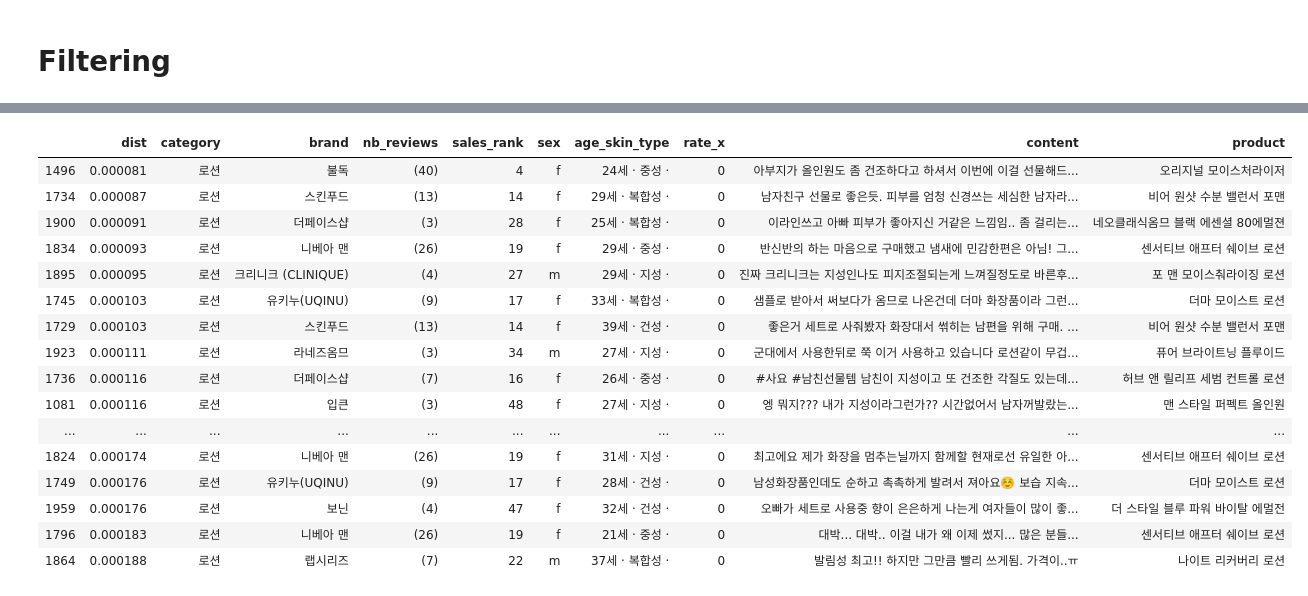
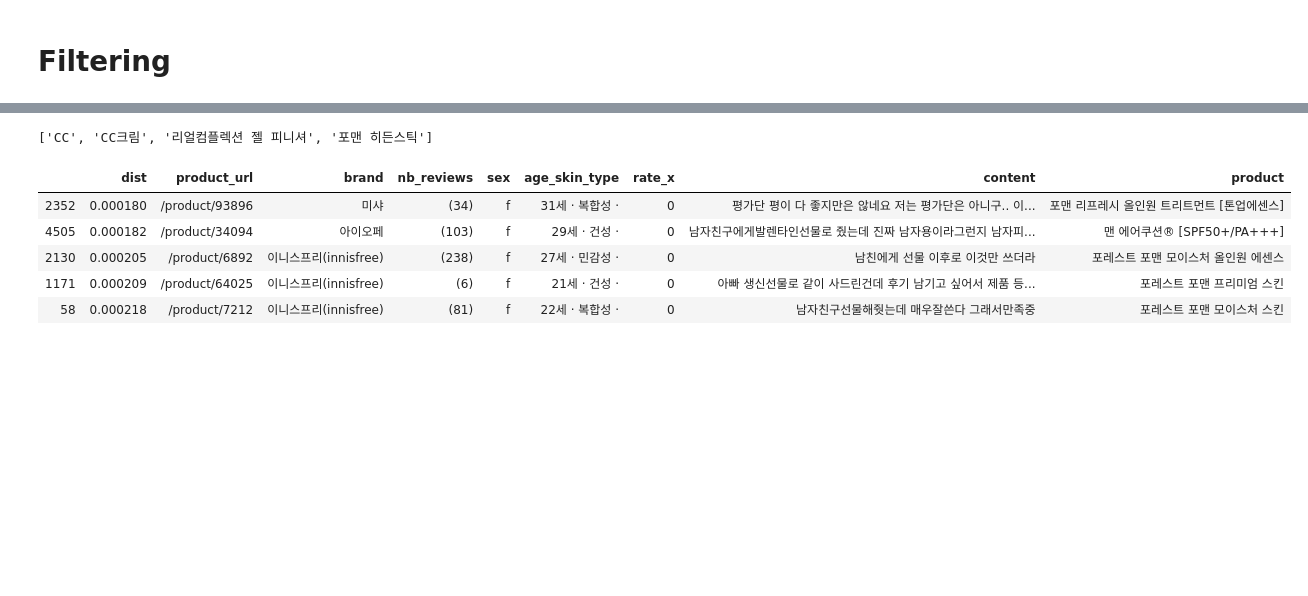
Before and after one commit to DataNetworkAnalysis/Cosmetic-Recommendation-for-Man, a Jupyter notebook: notebook/Recommeder.ipynb, the cells around one changed output, grey strips where cells are left out. Drawn from its saved outputs; the diff is of its cells as text; code cells hidden in the pictures; blank space fills up the shorter version.

```diff
--- a/notebook/Recommeder.ipynb
+++ b/notebook/Recommeder.ipynb
@@ -45,3 +43,5 @@ search = ['건성 피부에 괜찮은 로션']
+# %%
+search = ['아버지 생신선물']
 # %%
 GP = GlowpickPreprocessing()
 s_text = GP.fit(search)
@@ -107,31 +143,41 @@ reviews_prod.rate_x = reviews_prod.rate_x.map(rate_dict)
+# %%
+s = ['가성비','CC']
+# %%
+for cat, dic in s_dict.items():
+    for k, v in dic.items():
+        if k in s:
+            inter_word = v
+            continue
+        for i in v:
+            if i in s:
+                inter_word = v
+# %%
+print(inter_word)
+# %% [output]
+['CC', 'CC크림', '리얼컴플렉션 젤 피니셔', '포맨 히든스틱']
 # %%
-features = ['category','brand','nb_reviews','sales_rank','sex','age_skin_type','rate_x','content','product']
+features = ['product_url','brand','nb_reviews','sex','age_skin_type','rate_x','content','product']
 # %%
+inter_idx = []
+for i, p in enumerate(temp['product']):
+    for c in inter_word:
+        if c in p:
+            inter_idx.append(i)
+
 f = set(s_text[0]) & set(cat_lst)
 if len(f) > 0:
     temp = reviews_prod[['dist'] + features]
-    temp = temp[temp.category.isin(f)].sort_values(by=['rate_x','dist']).head(20)
+    temp = temp[temp.category.isin(f)].sort_values(by=['rate_x','dist']).drop_duplicates()
 else:
-    temp = reviews_prod[['dist'] + features].sort_values(by=['rate_x','dist']).head(20)
-temp
+    temp = reviews_prod[['dist'] + features].sort_values(by=['rate_x','dist']).drop_duplicates()
+temp.head()
 # %% [output]
-|  | dist | category | brand | nb_reviews | sales_rank | sex | age_skin_type | rate_x | content | product |
-| 1496 | 0.000081 | 로션 | 불독 | (40) | 4 | f | 24세 · 중성 · | 0 | 아부지가 올인원도 좀 건조하다고 하셔서 이번에 이걸 선물해드... | 오리지널 모이스처라이저 |
-| 1734 | 0.000087 | 로션 | 스킨푸드 | (13) | 14 | f | 29세 · 복합성 · | 0 | 남자친구 선물로 좋은듯. 피부를 엄청 신경쓰는 세심한 남자라... | 비어 원샷 수분 밸런서 포맨 |
-| 1900 | 0.000091 | 로션 | 더페이스샵 | (3) | 28 | f | 25세 · 복합성 · | 0 | 이라인쓰고 아빠 피부가 좋아지신 거같은 느낌임.. 좀 걸리는... | 네오클래식옴므 블랙 에센셜 80에멀젼 |
-| 1834 | 0.000093 | 로션 | 니베아 맨 | (26) | 19 | f | 29세 · 중성 · | 0 | 반신반의 하는 마음으로 구매했고 냄새에 민감한편은 아님! 그... | 센서티브 애프터 쉐이브 로션 |
-| 1895 | 0.000095 | 로션 | 크리니크 (CLINIQUE) | (4) | 27 | m | 29세 · 지성 · | 0 | 진짜 크리니크는 지성인나도 피지조절되는게 느껴질정도로 바른후... | 포 맨 모이스춰라이징 로션 |
-| 1745 | 0.000103 | 로션 | 유키누(UQINU) | (9) | 17 | f | 33세 · 복합성 · | 0 | 샘플로 받아서 써보다가 옴므로 나온건데 더마 화장품이라 그런... | 더마 모이스트 로션 |
-| 1729 | 0.000103 | 로션 | 스킨푸드 | (13) | 14 | f | 39세 · 건성 · | 0 | 좋은거 세트로 사줘봤자 화장대서 썪히는 남편을 위해 구매. ... | 비어 원샷 수분 밸런서 포맨 |
-| 1923 | 0.000111 | 로션 | 라네즈옴므 | (3) | 34 | m | 27세 · 지성 · | 0 | 군대에서 사용한뒤로 쭉 이거 사용하고 있습니다 로션같이 무겁... | 퓨어 브라이트닝 플루이드 |
-| 1736 | 0.000116 | 로션 | 더페이스샵 | (7) | 16 | f | 26세 · 중성 · | 0 | #사요 #남친선물템 남친이 지성이고 또 건조한 각질도 있는데... | 허브 앤 릴리프 세범 컨트롤 로션 |
-| 1081 | 0.000116 | 로션 | 입큰 | (3) | 48 | f | 27세 · 지성 · | 0 | 엥 뭐지??? 내가 지성이라그런가?? 시간없어서 남자꺼발랐는... | 맨 스타일 퍼펙트 올인원 |
-| ... | ... | ... | ... | ... | ... | ... | ... | ... | ... | ... |
-| 1824 | 0.000174 | 로션 | 니베아 맨 | (26) | 19 | f | 31세 · 지성 · | 0 | 최고에요 제가 화장을 멈추는닐까지 함께할 현재로선 유일한 아... | 센서티브 애프터 쉐이브 로션 |
-| 1749 | 0.000176 | 로션 | 유키누(UQINU) | (9) | 17 | f | 28세 · 건성 · | 0 | 남성화장품인데도 순하고 촉촉하게 발려서 져아요☺️ 보습 지속... | 더마 모이스트 로션 |
-| 1959 | 0.000176 | 로션 | 보닌 | (4) | 47 | f | 32세 · 건성 · | 0 | 오빠가 세트로 사용중 향이 은은하게 나는게 여자들이 많이 좋... | 더 스타일 블루 파워 바이탈 에멀전 |
-| 1796 | 0.000183 | 로션 | 니베아 맨 | (26) | 19 | f | 21세 · 중성 · | 0 | 대박... 대박.. 이걸 내가 왜 이제 썼지... 많은 분들... | 센서티브 애프터 쉐이브 로션 |
-| 1864 | 0.000188 | 로션 | 랩시리즈 | (7) | 22 | m | 37세 · 복합성 · | 0 | 발림성 최고!! 하지만 그만큼 빨리 쓰게됨. 가격이..ㅠ | 나이트 리커버리 로션 |
+|  | dist | product_url | brand | nb_reviews | sex | age_skin_type | rate_x | content | product |
+| 2352 | 0.000180 | /product/93896 | 미샤 | (34) | f | 31세 · 복합성 · | 0 | 평가단 평이 다 좋지만은 않네요 저는 평가단은 아니구.. 이... | 포맨 리프레시 올인원 트리트먼트 [톤업에센스] |
+| 4505 | 0.000182 | /product/34094 | 아이오페 | (103) | f | 29세 · 건성 · | 0 | 남자친구에게발렌타인선물로 줬는데 진짜 남자용이라그런지 남자피... | 맨 에어쿠션® [SPF50+/PA+++] |
+| 2130 | 0.000205 | /product/6892 | 이니스프리(innisfree) | (238) | f | 27세 · 민감성 · | 0 | 남친에게 선물 이후로 이것만 쓰더라 | 포레스트 포맨 모이스처 올인원 에센스 |
+| 1171 | 0.000209 | /product/64025 | 이니스프리(innisfree) | (6) | f | 21세 · 건성 · | 0 | 아빠 생신선물로 같이 사드린건데 후기 남기고 싶어서 제품 등... | 포레스트 포맨 프리미엄 스킨 |
+| 58 | 0.000218 | /product/7212 | 이니스프리(innisfree) | (81) | f | 22세 · 복합성 · | 0 | 남자친구선물해줫는데 매우잘쓴다 그래서만족중 | 포레스트 포맨 모이스처 스킨 |
 # %%
 f = set(s_text[0]) & set(cat_lst)
 if len(f) > 0:
```
Also changed, not shown: parts of 7 cells of this notebook.
